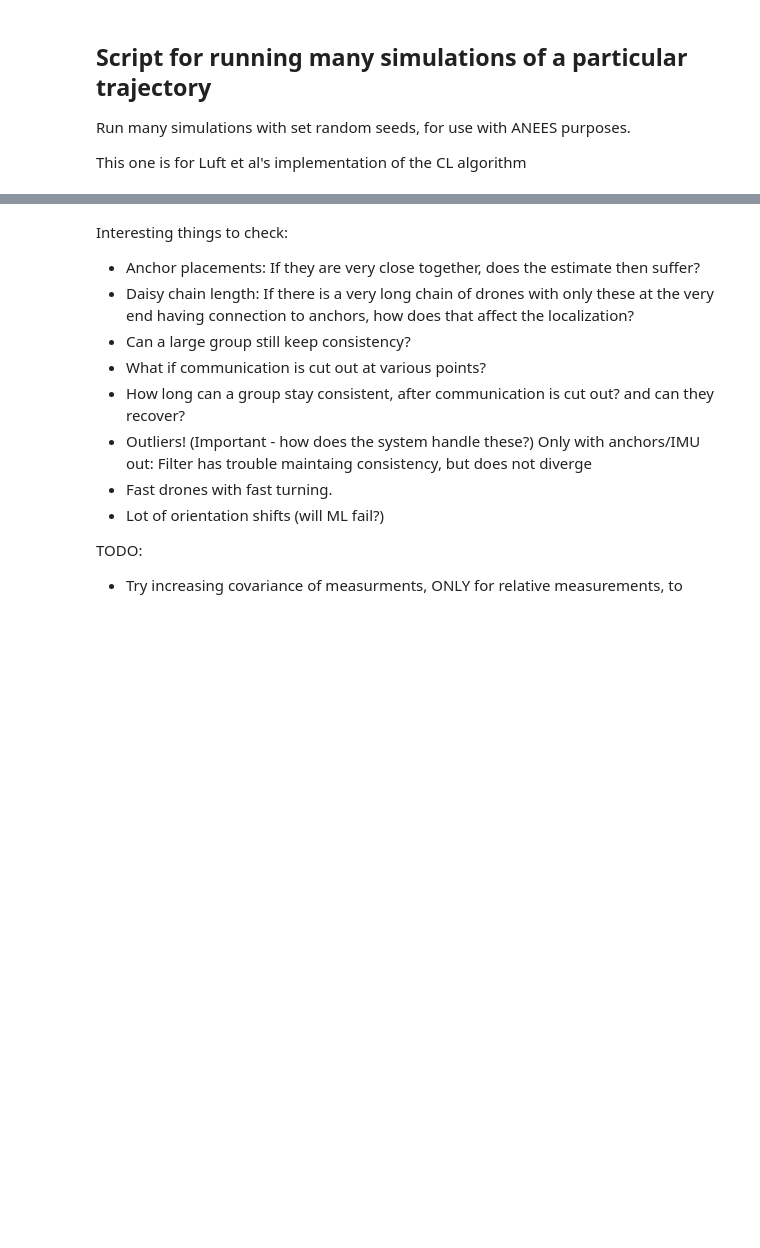
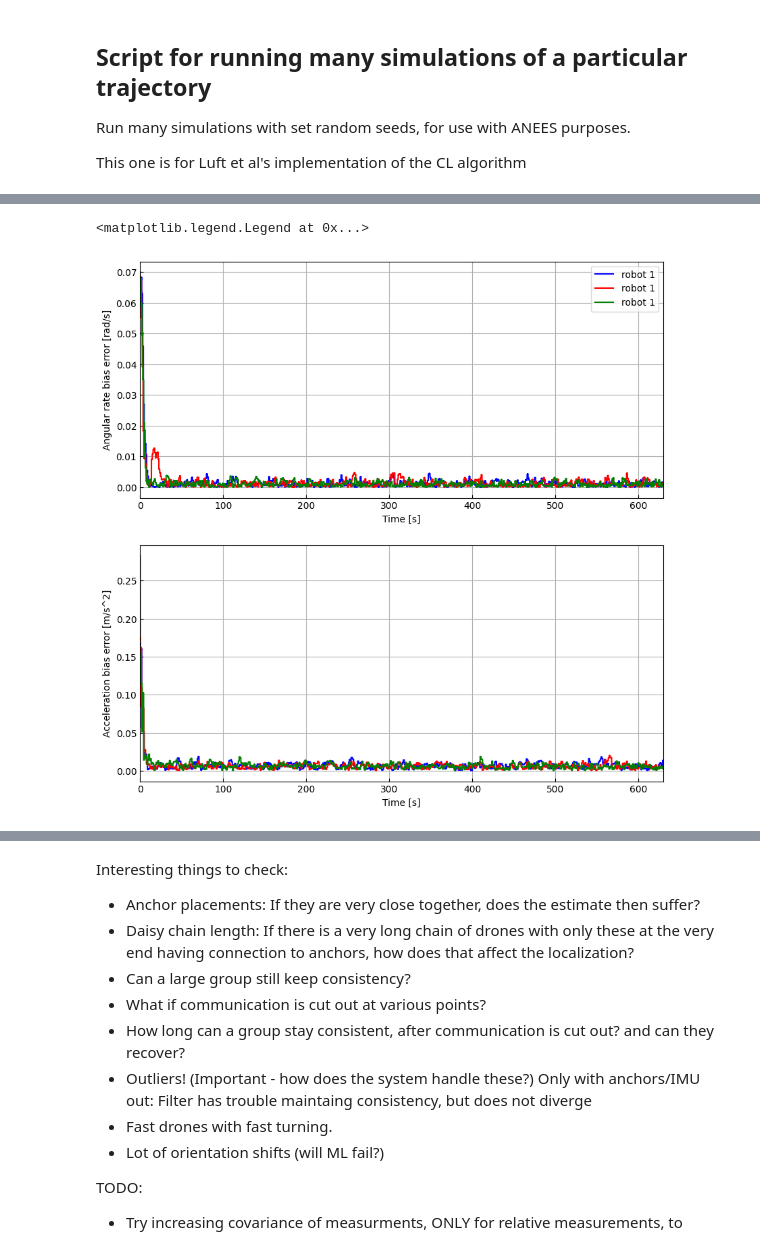
Before and after one commit to MarcusLariJ/UWB_Rasberry, a Jupyter notebook: Sim/run_anees.ipynb, the cells around one changed output, grey strips where cells are left out. Saved outputs shown, nothing was run; the diff lists cells and outputs as text; code cells hidden in the pictures; blank space fills up the shorter version.

```diff
--- a/Sim/run_anees.ipynb
+++ b/Sim/run_anees.ipynb
@@ -184,0 +212,11 @@ rp.plot_RMSE(axs3[2], x_logL3, robotL3.path, biases=bias_vec, dt=dt)
+# %%
+# Plot the absolute bias error:
+fig, axbp = plt.subplots(2, figsize=(10,10))
+
+rp.plot_abs_avg(axbp, abs_e_log1, dt=dt, pos=False, colors=['blue', 'blue'], labels=['robot 1', 'robot 1'])
+rp.plot_abs_avg(axbp, abs_e_log2, dt=dt, pos=False, colors=['red','red'], labels=['robot 1', 'robot 1'])
+rp.plot_abs_avg(axbp, abs_e_log3, dt=dt, pos=False, colors=['green', 'green'], labels=['robot 1', 'robot 1'])
+axbp[0].legend()
+# %% [output]
+<matplotlib.legend.Legend at 0x...>
+[figure, added]
```
Also changed, not shown: parts of 7 cells of this notebook, 3 other files.
